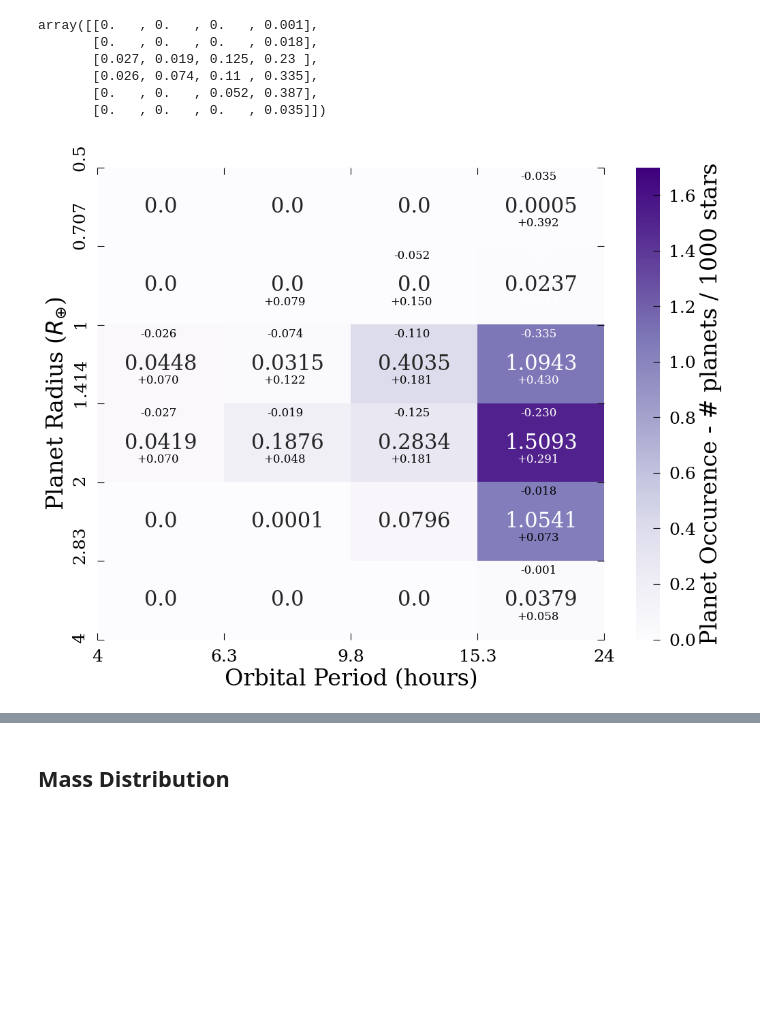
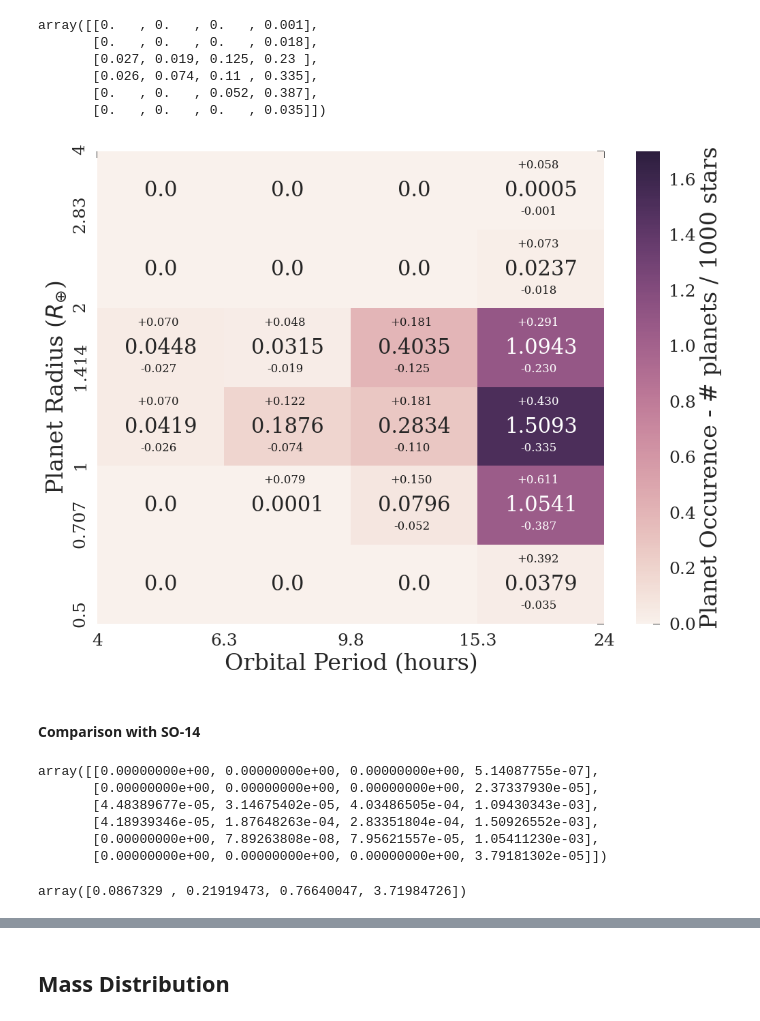
Before and after one commit to asmuzsoy/USPplanets, a Jupyter notebook: USPMassDistRedo.ipynb, the cells around one changed output, grey strips where cells are left out. Cells and saved outputs as stored; diff of their text form; code cells hidden in the pictures; blank space fills up the shorter version.

```diff
--- a/USPMassDistRedo.ipynb
+++ b/USPMassDistRedo.ipynb
@@ -652,34 +660,38 @@ array([[0.   , 0.   , 0.   , 0.001],
 # %%
 #labels = np.array([[0,0,0,0.0093],[0,0,0,0.0807],[0.0628,0.0238,0.3980,1.1387],[0.0595,0.2188,0.3398,1.6537],[0,0.0014,0.0676,1.1066],[0,0,0,0.0510]],dtype = object)
 fig, ax = plt.subplots(figsize = (12, 9))
-ax = sns.heatmap(1000*occur, annot = labels, fmt = '', annot_kws={"size": 22}, vmin=0, vmax=1.7, cmap = 'Purples')
+cmap = sns.cubehelix_palette(light=0.95, as_cmap=True)
+ax = sns.heatmap(1000*occur, annot = labels, fmt = '', annot_kws={"size": 22}, vmin=0, vmax=1.7, cmap = cmap)
 for i in range(len(upper_labels)):
     for j in range(len(upper_labels[0])):
         color = 'k'
         if occur[i][j] * 1000 > 1:
             color = 'w'
         label = upper_labels[i][j]
         str_up_label = str(label)
         if len(str_up_label) < 5:
             str_up_label += "0"
         if label > 0:
-            plt.text(0.31 + j, 5.75 - i, "+" + str_up_label, size = 12, color = color)
+            plt.text(0.31 + j, 0.22 + i, "+" + str_up_label, size = 12, color = color)
         down_label = lower_labels[i][j]
         str_down_label = str(down_label)
         if len(str_down_label) < 5:
             str_down_label += "0"
         if down_label > 0:
-            plt.text(0.34 + j, 5.16 - i, "-" + str_down_label, size = 12, color = color)
+            plt.text(0.34 + j, 0.81 + i, "-" + str_down_label, size = 12, color = color)
 ax.set_xticks([0,1,2,3,4])
 ax.set_xticklabels([4,6.3,9.8,15.3,24])
 ax.set_yticks([0,1,2,3,4,5,6])
-ax.set_yticklabels([0.5,0.707,1,1.414,2,2.83,4], horizontalalignment = 'right', verticalalignment = 'baseline')
+ax.set_yticklabels(np.flip([0.5,0.707,1,1.414,2,2.83,'4']), horizontalalignment = 'right', verticalalignment = 'baseline')
+#ax.invert_yaxis()
 cbar = ax.collections[0].colorbar
 cbar.set_label('Planet Occurence - # planets / 1000 stars')
 plt.xlabel("Orbital Period (hours)")
 plt.ylabel("Planet Radius ($R_{\oplus}$)")
 
 fig.savefig("OccurrenceRates.pdf", bbox_inches='tight')
 plt.show()
 # %% [output]
-[figure, old version]
+[figure, new version]
+# %% [markdown]
+#### Comparison with SO-14
@@ -685,0 +704,13 @@ plt.show()
+# %%
+occur
+# %% [output]
+array([[0.00000000e+00, 0.00000000e+00, 0.00000000e+00, 5.14087755e-07],
+       [0.00000000e+00, 0.00000000e+00, 0.00000000e+00, 2.37337930e-05],
+       [4.48389677e-05, 3.14675402e-05, 4.03486505e-04, 1.09430343e-03],
+       [4.18939346e-05, 1.87648263e-04, 2.83351804e-04, 1.50926552e-03],
+       [0.00000000e+00, 7.89263808e-08, 7.95621557e-05, 1.05411230e-03],
+       [0.00000000e+00, 0.00000000e+00, 0.00000000e+00, 3.79181302e-05]])
+# %%
+np.sum(occur, axis = 0) * 1000
+# %% [output]
+array([0.0867329 , 0.21919473, 0.76640047, 3.71984726])
```
Also changed, not shown: parts of 32 cells of this notebook.
